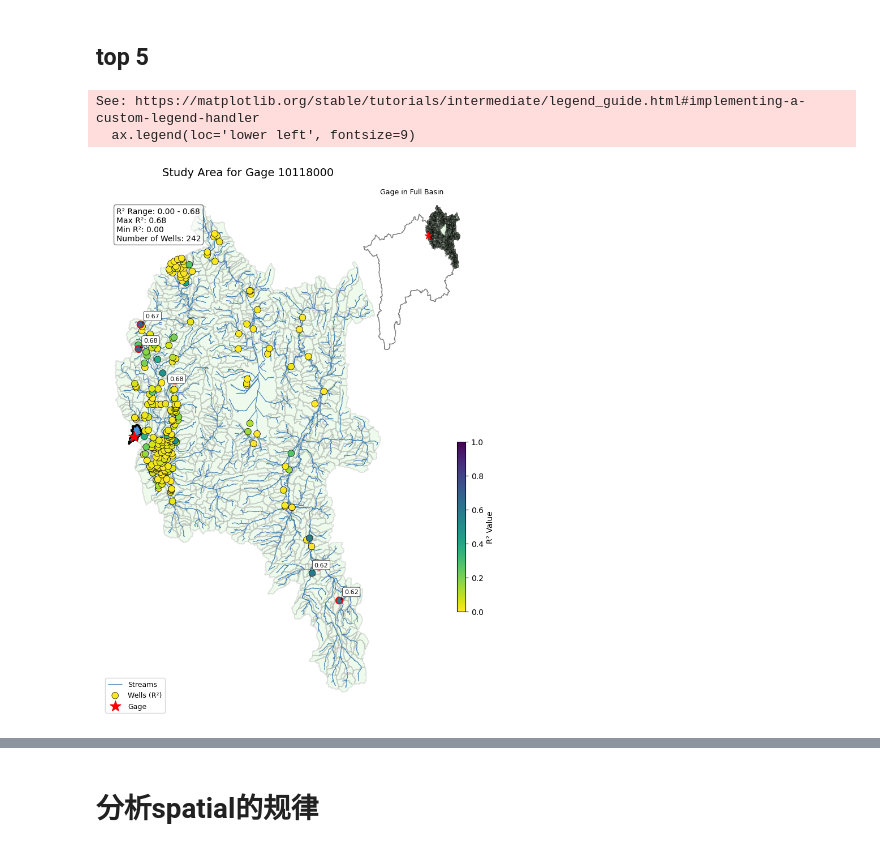
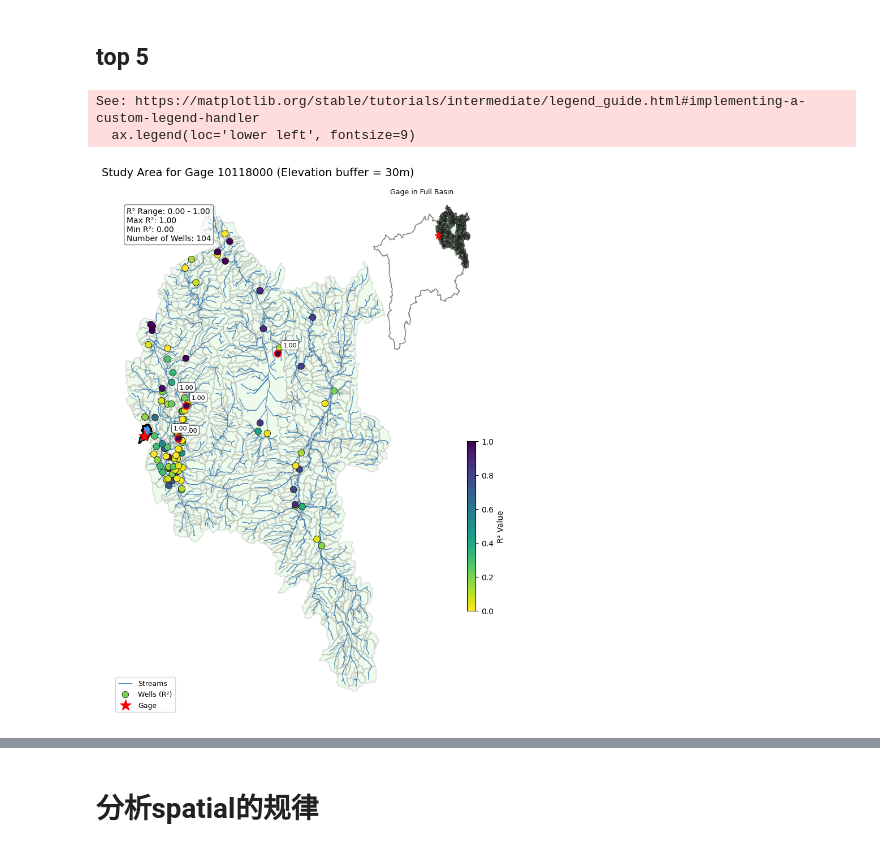
Before and after one commit to xueyil9/gslb_local_running, a Jupyter notebook: plot_delta_base_bfd_1.ipynb, the cells around one changed output, grey strips where cells are left out. Cells and saved outputs as stored; diff of their text form; code cells hidden in the pictures.

```diff
--- a/plot_delta_base_bfd_1.ipynb
+++ b/plot_delta_base_bfd_1.ipynb
@@ -885,7 +885,7 @@ Data columns (total 12 columns):
 dtypes: float64(5), int64(1), object(6)
 memory usage: 1.3+ MB
 # %%
-gage_well_r_square = pd.read_csv('gage_well_r_squared_30m.csv')
+gage_well_r_square = pd.read_csv('base_on_bfd_1/gage_well_r_squared_30m.csv')
 # %%
 gage_well_r_square.info()
 # %% [output]
@@ -1289,7 +1288,7 @@ import geopandas as gpd
 from shapely.geometry import Point
 
 # Ensure the plots directory exists
-os.makedirs('all_wells_r_square_30m', exist_ok=True)
+os.makedirs('base_on_bfd_1/top_5_r_square_30m', exist_ok=True)
 
 # Select the specific gage ID for demonstration
 gage_id = 10118000
@@ -1390,34 +1389,34 @@ ax.text(0.05, 0.95, f'R² Range: {r_squared_min:.2f} - {r_squared_max:.2f}\n'
                     f'Max R²: {r_squared_max:.2f}\n'
                     f'Min R²: {r_squared_min:.2f}\n'
                     f'Number of Wells: {num_wells}',
         transform=ax.transAxes, fontsize=10, verticalalignment='top', bbox=dict(boxstyle="round", facecolor='white', alpha=0.5))
 
 # Vertical colorbar (bottom right)
 cax = fig.add_axes([0.87, 0.2, 0.015, 0.3])  # [left, bottom, width, height]
 norm = mpl.colors.Normalize(vmin=global_min_r2, vmax=global_max_r2)
 cb = fig.colorbar(mpl.cm.ScalarMappable(norm=norm, cmap='viridis_r'), cax=cax, orientation='vertical')  # Inverted colormap
 cb.set_label('R² Value', fontsize=10)
 
 # Title and legend
 ax.set_title(f"Study Area for Gage {gage_id} (Elevation buffer = 30m)", fontsize=14)
 ax.legend(loc='lower left', fontsize=9)
 ax.set_axis_off()
 
 # Inset map (top right)
 inset_ax = fig.add_axes([0.65, 0.65, 0.28, 0.28])
 basin_gdf.plot(ax=inset_ax, color='white', edgecolor='gray')
 upstream_subbasins.plot(ax=inset_ax, color='#A8E6A1', edgecolor='black', alpha=0.3)
 main_subbasin.plot(ax=inset_ax, color='#4A90E2', edgecolor='black')
 gage_geom.plot(ax=inset_ax, color='red', marker='*', markersize=80)
 inset_ax.set_title("Gage in Full Basin", fontsize=9)
 inset_ax.set_axis_off()
 
 plt.tight_layout()
 plt.show()
 # %% [output]
 See: https://matplotlib.org/stable/tutorials/intermediate/legend_guide.html#implementing-a-custom-legend-handler
   ax.legend(loc='lower left', fontsize=9)
-[figure, old version]
+[figure, new version]
 # %%
 pip install adjustText
 # %% [output]
```
Also changed, not shown: parts of 9 cells of this notebook.
